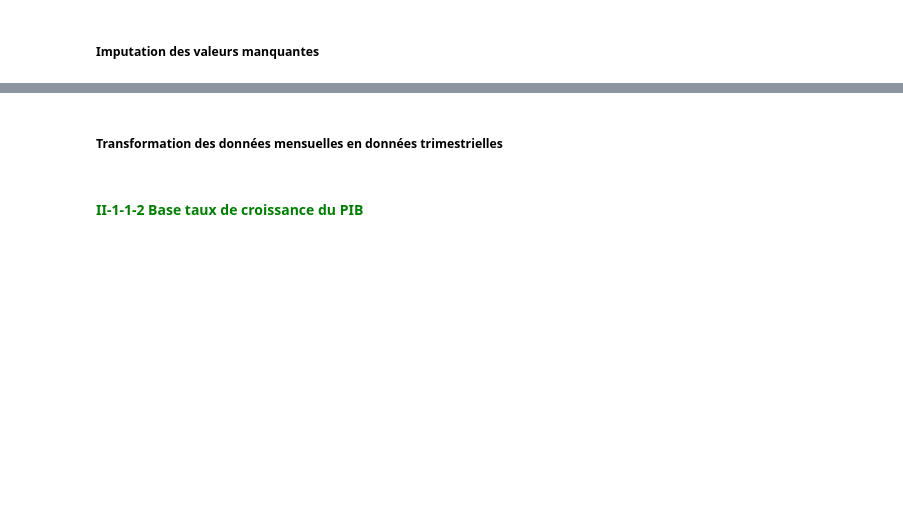
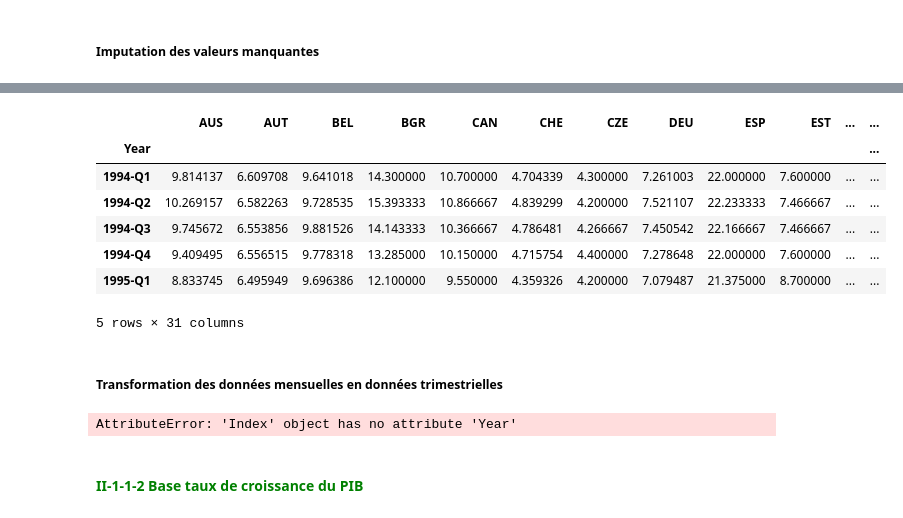
Before and after one commit to Marimar4/Projet-Python, a Jupyter notebook: monmodule/Préparation_données_copy.ipynb, the cells around one changed output, grey strips where cells are left out. Cells and saved outputs as stored; diff of their text form; code cells hidden in the pictures; blank space fills up the shorter version.

```diff
--- a/monmodule/Préparation_données_copy.ipynb
+++ b/monmodule/Préparation_données_copy.ipynb
@@ -115,12 +114,22 @@ print(pays)
 # %%
 # L'index de la DF
 df_Unemployement.index
+df_Unemployement.head(5)
+# %% [output]
+|  | AUS | AUT | BEL | BGR | CAN | CHE | CZE | DEU | ESP | EST | ... | ... |
+| Year |  |  |  |  |  |  |  |  |  |  |  | ... |
+| 1994-Q1 | 9.814137 | 6.609708 | 9.641018 | 14.300000 | 10.700000 | 4.704339 | 4.300000 | 7.261003 | 22.000000 | 7.600000 | ... | ... |
+| 1994-Q2 | 10.269157 | 6.582263 | 9.728535 | 15.393333 | 10.866667 | 4.839299 | 4.200000 | 7.521107 | 22.233333 | 7.466667 | ... | ... |
+| 1994-Q3 | 9.745672 | 6.553856 | 9.881526 | 14.143333 | 10.366667 | 4.786481 | 4.266667 | 7.450542 | 22.166667 | 7.466667 | ... | ... |
+| 1994-Q4 | 9.409495 | 6.556515 | 9.778318 | 13.285000 | 10.150000 | 4.715754 | 4.400000 | 7.278648 | 22.000000 | 7.600000 | ... | ... |
+| 1995-Q1 | 8.833745 | 6.495949 | 9.696386 | 12.100000 | 9.550000 | 4.359326 | 4.200000 | 7.079487 | 21.375000 | 8.700000 | ... | ... |
+5 rows × 31 columns
 # %% [markdown]
 ##### Transformation des données mensuelles en données trimestrielles
 # %%
 # Grouper par année et de 12 mois chacun
 df_Unemployement = df_Unemployement\
-    .groupby(df_Unemployement.index.year)\
+    .groupby(df_Unemployement.index.Year)\
         .filter(lambda x: len(x) == 12)
 df_Unemployement = d.pd.DataFrame(df_Unemployement)
 
@@ -129,10 +138,12 @@ df_Unemployement = df_Unemployement.resample('Q-JAN').mean()
 # Ignorer les jours dans l'index
 df_Unemployement.index = df_Unemployement.index.to_period('Q').strftime('%Y-Q%q')
 # Appliquer le format trimestre au index
-df_Unemployement.index = pd.to_datetime(df_Unemployement.index+ '-01', format='%Y-Q%m-%d')
+df_Unemployement.index = d.pd.to_datetime(df_Unemployement.index+ '-01', format='%Y-Q%m-%d')
 
 # Formater l'index pour obtenir '1994-01' au lieu de '1994-01-01'
 df_Unemployement.index = df_Unemployement.index.strftime('%Y-%m')
+# %% [output]
+AttributeError: 'Index' object has no attribute 'Year'
 # %% [markdown]
 #### <span style="color:green; text-align:center;">II-1-1-2 Base taux de croissance du PIB</span>
 # %%
```
Also changed, not shown: parts of 5 cells of this notebook, 3 other files.
